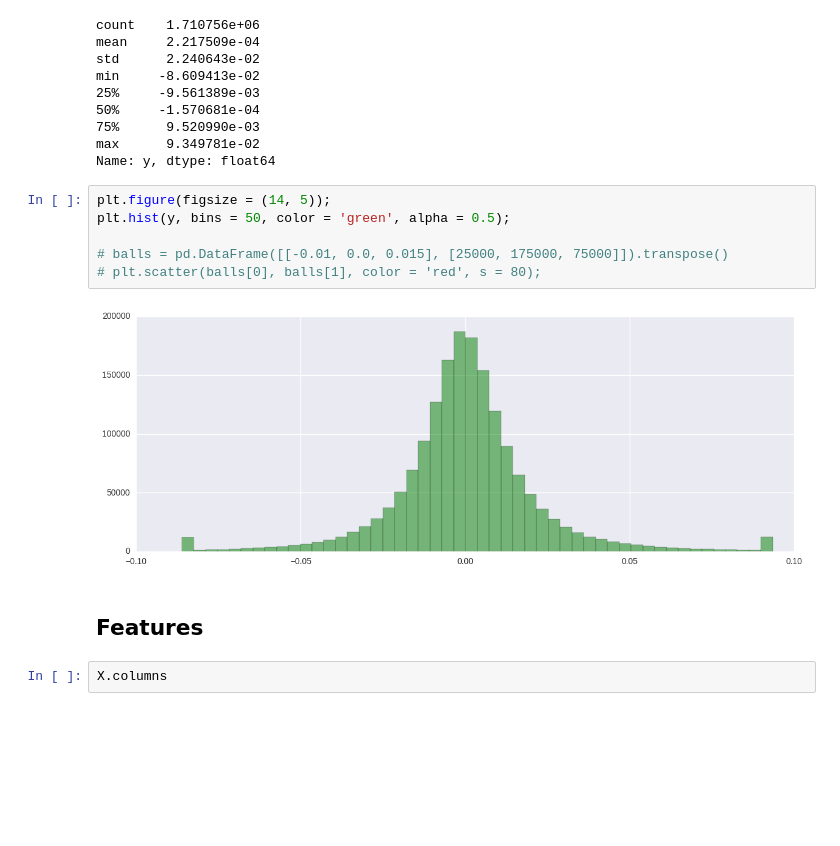
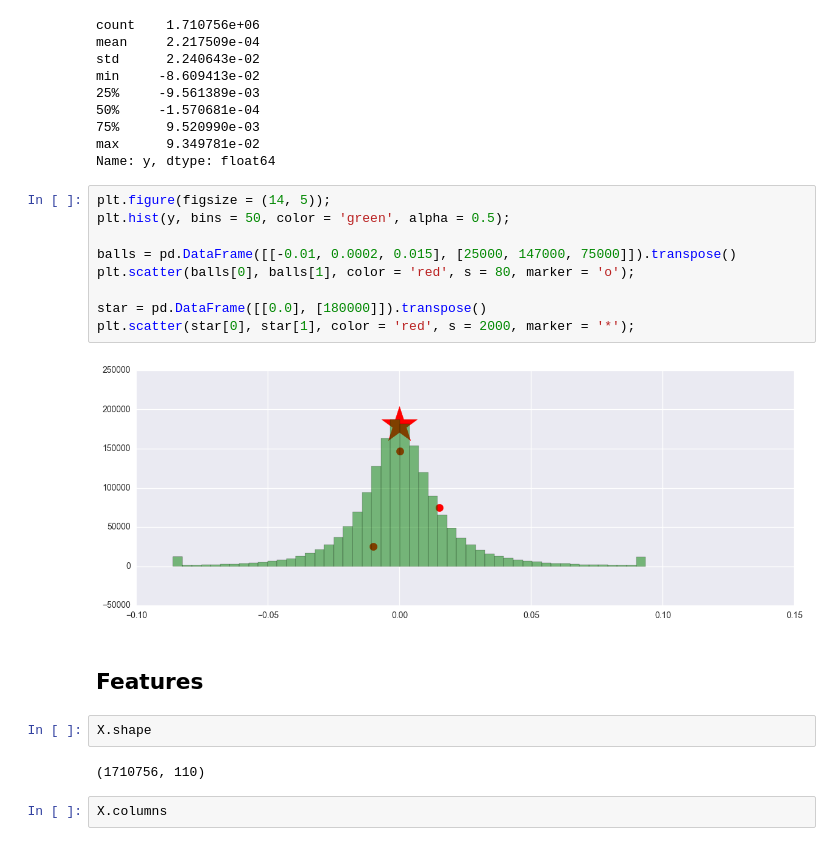
Before and after one commit to demidovakatya/competitions, a Jupyter notebook: two-sigma-financial-modeling/exploratory_data_analysis.ipynb, the cells around one changed output. Cells and saved outputs as stored; diff of their text form; blank space fills up the shorter version.

```diff
--- a/two-sigma-financial-modeling/exploratory_data_analysis.ipynb
+++ b/two-sigma-financial-modeling/exploratory_data_analysis.ipynb
@@ -28,13 +28,20 @@ Name: y, dtype: float64
 # %%
 plt.figure(figsize = (14, 5));
 plt.hist(y, bins = 50, color = 'green', alpha = 0.5);
 
-# balls = pd.DataFrame([[-0.01, 0.0, 0.015], [25000, 175000, 75000]]).transpose()
-# plt.scatter(balls[0], balls[1], color = 'red', s = 80);
+balls = pd.DataFrame([[-0.01, 0.0002, 0.015], [25000, 147000, 75000]]).transpose()
+plt.scatter(balls[0], balls[1], color = 'red', s = 80, marker = 'o');
+
+star = pd.DataFrame([[0.0], [180000]]).transpose()
+plt.scatter(star[0], star[1], color = 'red', s = 2000, marker = '*');
 # %% [output]
-[figure, old version]
+[figure, new version]
 # %% [markdown]
 ## Features
+# %%
+X.shape
+# %% [output]
+(1710756, 110)
 # %%
 X.columns
 # %% [output]
```
Also changed, not shown: parts of 11 cells of this notebook, 1 other file.
